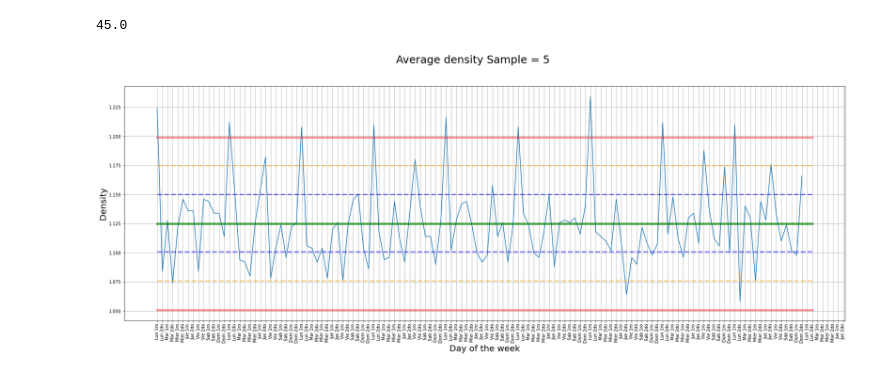
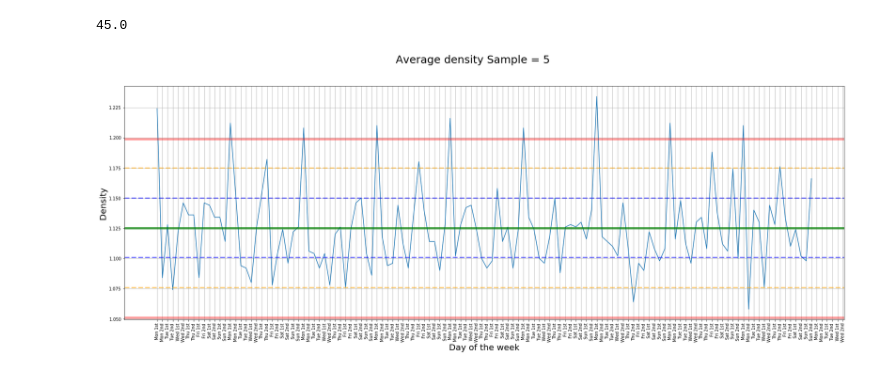
Before and after one commit to Juanarcidiacono/Continual-Improvement-Book-Factory, a Jupyter notebook: density.ipynb, the cells around one changed output. Saved outputs shown, nothing was run; the diff lists cells and outputs as text; code cells hidden in the pictures.

```diff
--- a/density.ipynb
+++ b/density.ipynb
@@ -84,25 +86,28 @@ len(denisity_list)/14
 # %% [output]
 45.0
 # %%
-dias = ['Lun 1ro','Lun 2do','Mar 1ro','Mar 2do','Mier 1ro','Mier 2do','Jue 1ro','Jue 2do','Vie 1ro','Vie 2do','Sab 1ro','Sab 2do','Dom 1ro','Dom 2do']
+dias = ['Mon 1st','Mon 2nd','Tue 1st','Tue 2nd','Wed 1st','Wed 2nd','Thu 1st','Thu 2nd','Fri 1st','Fri 2nd','Sat 1st','Sat 2nd','Sun 1st','Sun 2nd']
 dias = dias*10
 mapeado = range(len(dias))
 
 plt.figure(figsize=(30, 10))
 plt.suptitle(f'Average density Sample = 5',fontsize=25)
 plt.ylabel('Density',fontsize=20)
 plt.xlabel('Day of the week',fontsize=20)
 plt.xticks(mapeado,dias,rotation=90,fontsize=10)
 plt.grid(True)
+
 AVERAGE = data_plot(5)[0]
+
 plt.plot(AVERAGE)
-plt.plot([1.125,1.125]*64, color='green', linewidth=5,alpha=0.7)
-plt.plot([1.199,1.199]*64, color='red',linewidth=5,alpha=0.4)
-plt.plot([1.051,1.051]*64, color='red',linewidth=5,alpha=0.4)
-plt.plot([1.175,1.175]*64, color='orange',linewidth=3,linestyle='dashed',alpha=0.5)
-plt.plot([1.150,1.150]*64, color='blue',linewidth=3,linestyle='dashed',alpha=0.5)
-plt.plot([1.076,1.076]*64, color='orange',linewidth=3,linestyle='dashed',alpha=0.5)
-plt.plot([1.101,1.101]*64, color='blue',linewidth=3,linestyle='dashed',alpha=0.5)
+
+plt.axhline(y=1.125, color='green', linewidth=5,alpha=0.7)
+plt.axhline(y=1.199, color='red',linewidth=5,alpha=0.4)
+plt.axhline(y=1.051, color='red',linewidth=5,alpha=0.4)
+plt.axhline(y=1.175 ,color='orange',linewidth=3,linestyle='dashed',alpha=0.5)
+plt.axhline(y=1.150, color='blue',linewidth=3,linestyle='dashed',alpha=0.5)
+plt.axhline(y=1.076, color='orange',linewidth=3,linestyle='dashed',alpha=0.5)
+plt.axhline(y=1.101, color='blue',linewidth=3,linestyle='dashed',alpha=0.5)
 plt.show()
 # %% [output]
-[figure, old version]
+[figure, new version]
```
Also changed, not shown: parts of 12 cells of this notebook.
